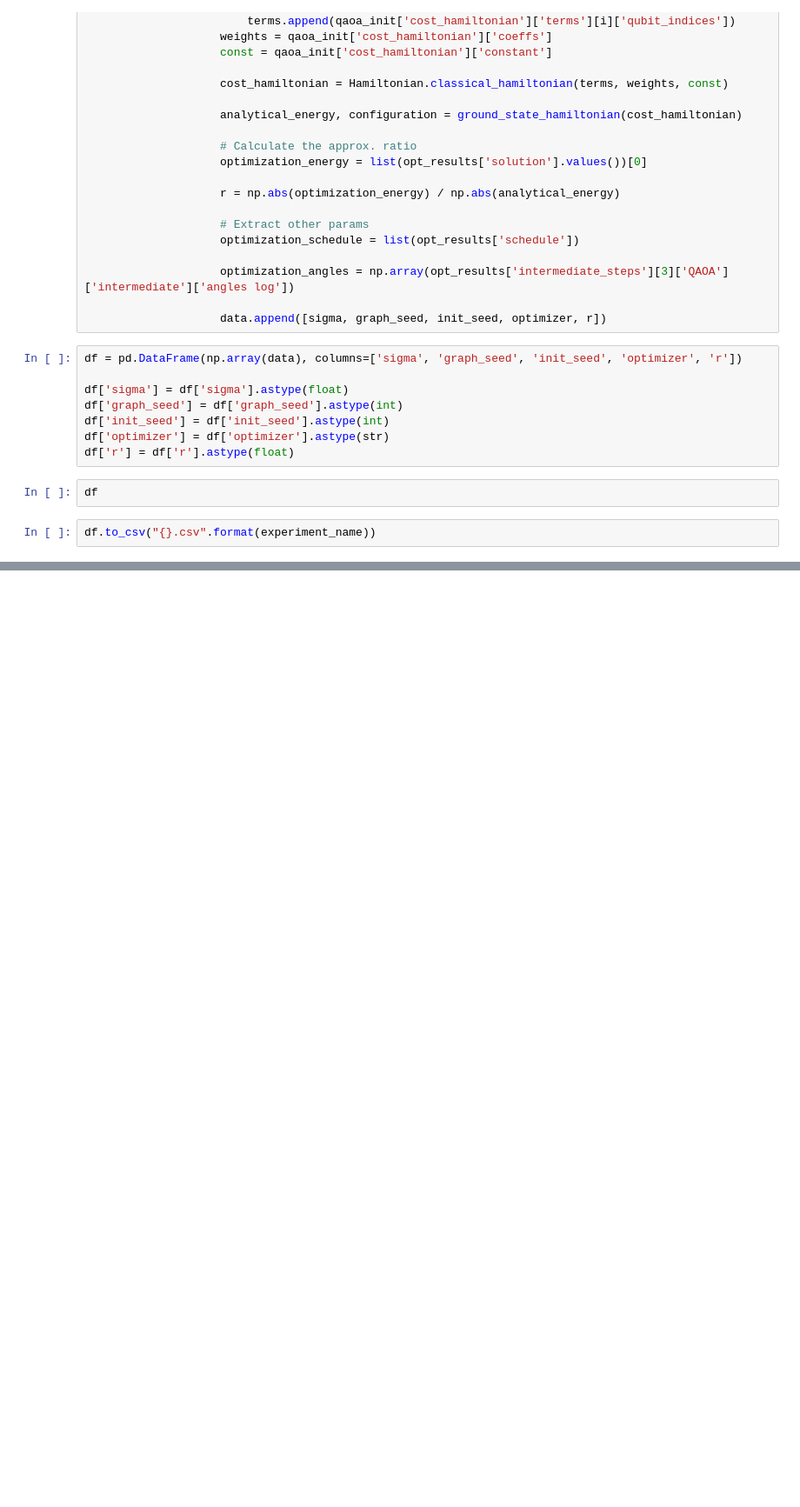
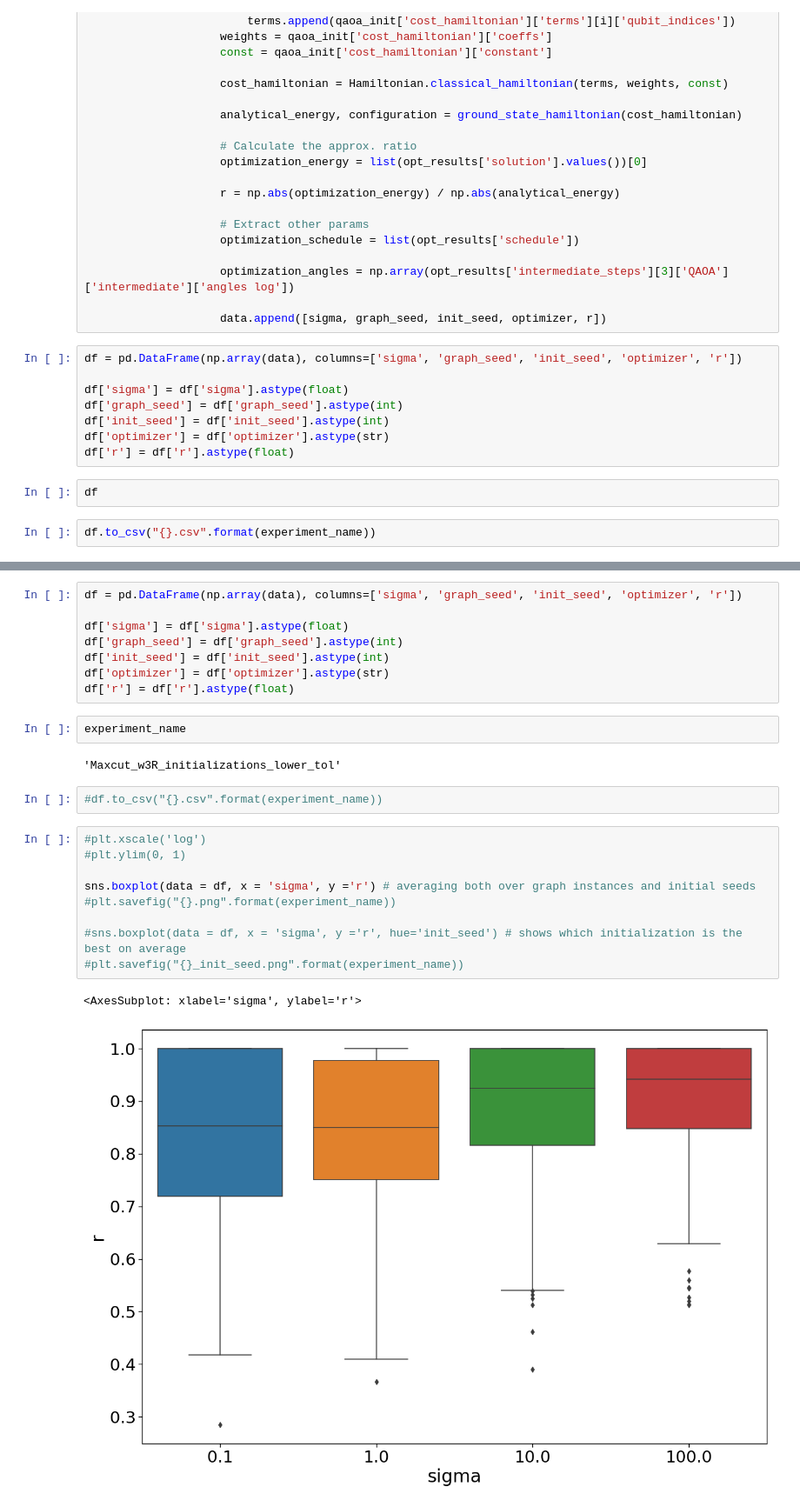
Before and after one commit to kidiki/openqaoa, a Jupyter notebook: Assignments/003_Assignment_jsons.ipynb, the cells around one changed output, grey strips where cells are left out. Shown: that part at 87% size. Cells and saved outputs as stored; diff of their text form; blank space fills up the shorter version.

```diff
--- a/Assignments/003_Assignment_jsons.ipynb
+++ b/Assignments/003_Assignment_jsons.ipynb
@@ -295,0 +401,26 @@ sns.boxplot(data = df, x = 'sigma', y ='r') # averaging both over graph instance
+# %%
+df = pd.DataFrame(np.array(data), columns=['sigma', 'graph_seed', 'init_seed', 'optimizer', 'r'])
+
+df['sigma'] = df['sigma'].astype(float)
+df['graph_seed'] = df['graph_seed'].astype(int)
+df['init_seed'] = df['init_seed'].astype(int)
+df['optimizer'] = df['optimizer'].astype(str)
+df['r'] = df['r'].astype(float)
+# %%
+experiment_name
+# %% [output]
+'Maxcut_w3R_initializations_lower_tol'
+# %%
+#df.to_csv("{}.csv".format(experiment_name))
+# %%
+#plt.xscale('log')
+#plt.ylim(0, 1)
+
+sns.boxplot(data = df, x = 'sigma', y ='r') # averaging both over graph instances and initial seeds
+#plt.savefig("{}.png".format(experiment_name))
+
+#sns.boxplot(data = df, x = 'sigma', y ='r', hue='init_seed') # shows which initialization is the best on average
+#plt.savefig("{}_init_seed.png".format(experiment_name))
+# %% [output]
+<AxesSubplot: xlabel='sigma', ylabel='r'>
+[figure, added]
```
Also changed, not shown: parts of 8 cells of this notebook, 2 other files.
